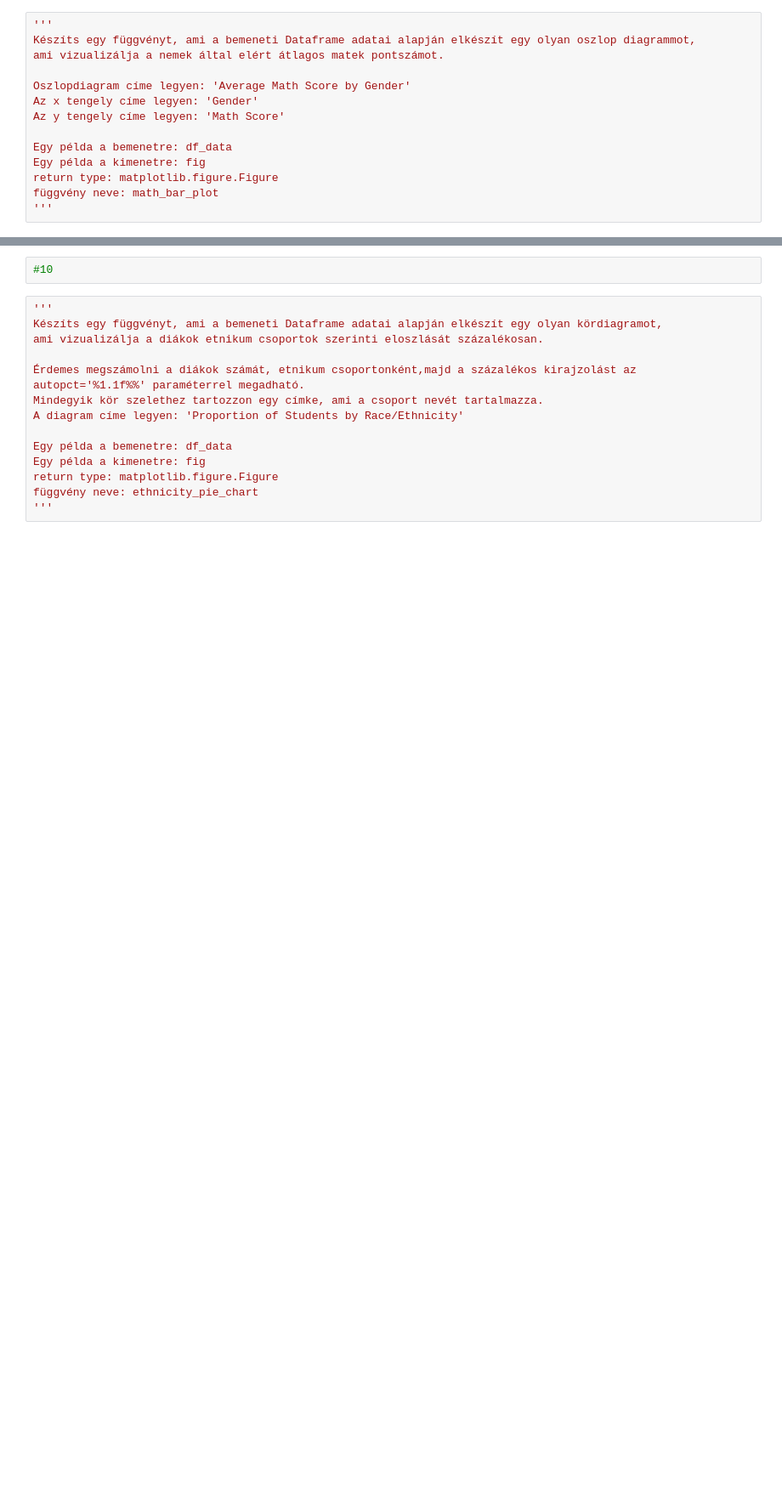
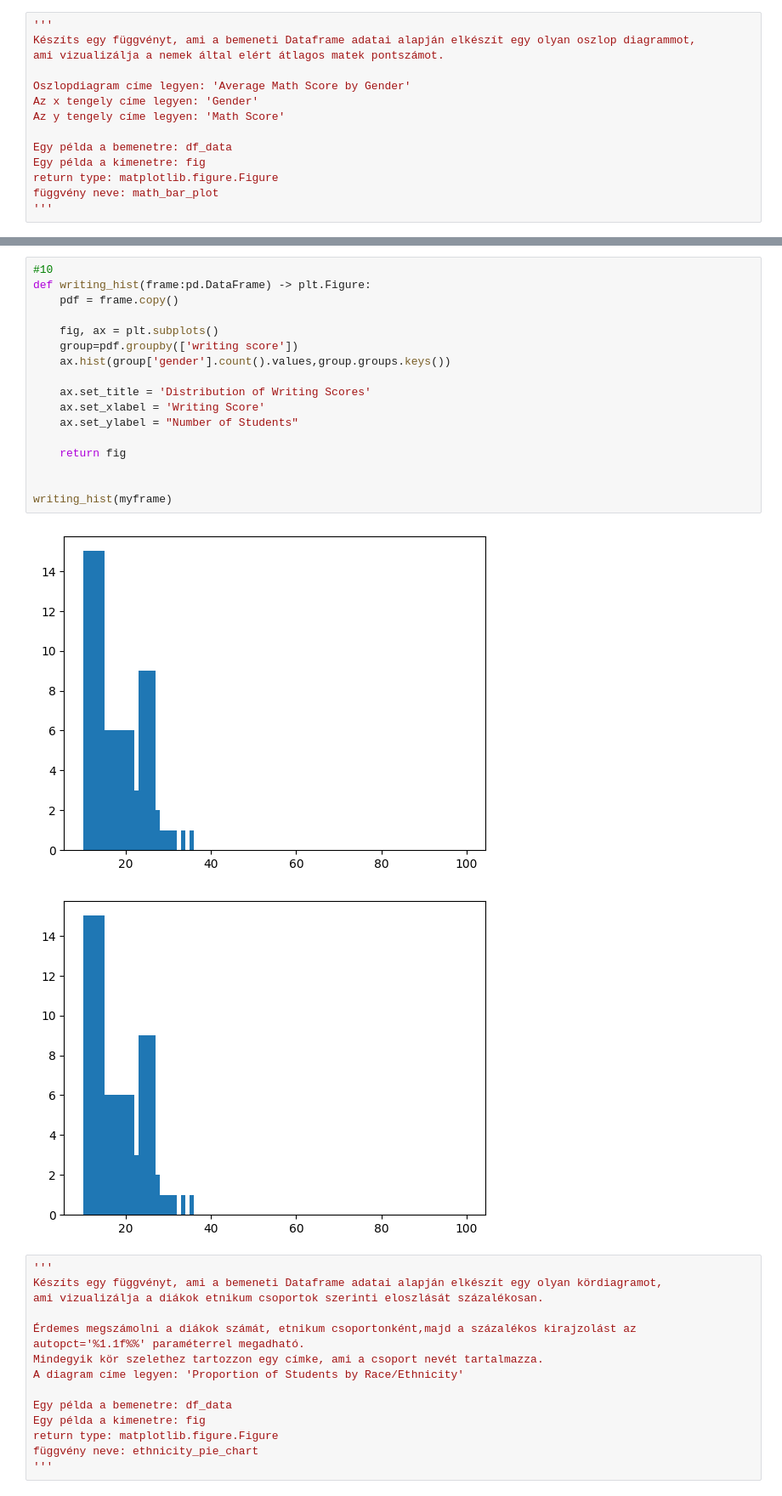
Before and after one commit to DezsiCsaba/BDIGNE_BEVADAT2022232, a Jupyter notebook: HAZI/HAZI04/HAZI04.ipynb, the cells around one changed output, grey strips where cells are left out. Shown: that part at 85% size. Cells and saved outputs as stored; diff of their text form; blank space fills up the shorter version.

```diff
--- a/HAZI/HAZI04/HAZI04.ipynb
+++ b/HAZI/HAZI04/HAZI04.ipynb
@@ -229,5 +235,23 @@ függvény neve: writing_hist
-# %%
-#10
+# %%
+#10
+def writing_hist(frame:pd.DataFrame) -> plt.Figure:
+    pdf = frame.copy()
+
+    fig, ax = plt.subplots()
+    group=pdf.groupby(['writing score'])
+    ax.hist(group['gender'].count().values,group.groups.keys())
+
+    ax.set_title = 'Distribution of Writing Scores'
+    ax.set_xlabel = 'Writing Score'
+    ax.set_ylabel = "Number of Students"
+
+    return fig
+
+
+writing_hist(myframe)
+# %% [output]
+[figure, added]
+[figure, added]
 # %%
 '''
 Készíts egy függvényt, ami a bemeneti Dataframe adatai alapján elkészít egy olyan kördiagramot,
```
Also changed, not shown: parts of 2 cells of this notebook, 1 other file.
